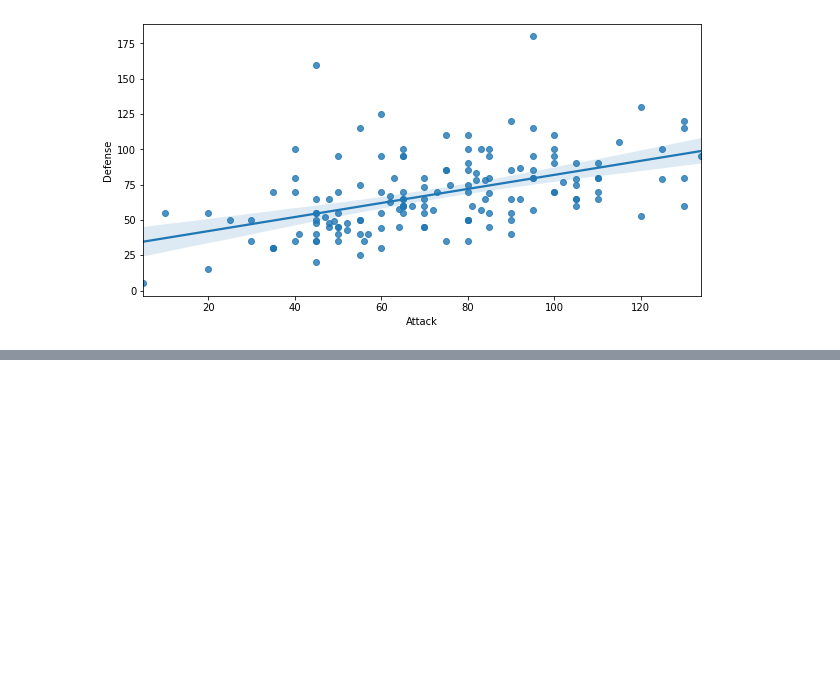
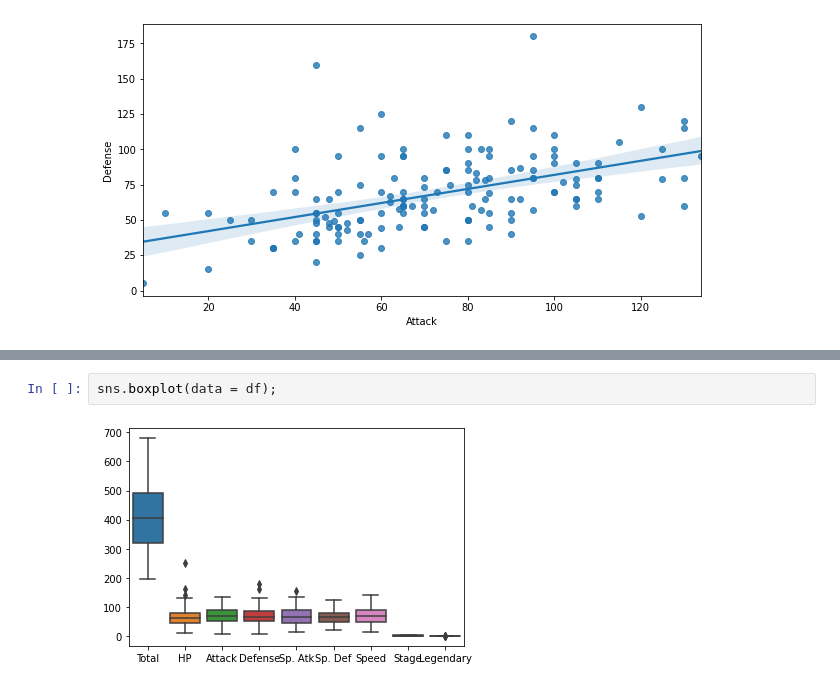
Before and after one commit to gargharshal/Learning-Notebooks, a Jupyter notebook: Seaborn/Seaborn-revision.ipynb, the cells around one changed output, grey strips where cells are left out. Saved outputs shown, nothing was run; the diff lists cells and outputs as text; blank space fills up the shorter version.

```diff
--- a/Seaborn/Seaborn-revision.ipynb
+++ b/Seaborn/Seaborn-revision.ipynb
@@ -73,0 +82,4 @@ sns.lmplot(x = 'Attack', y = 'Defense', data = df,
+# %%
+sns.boxplot(data = df);
+# %% [output]
+[figure, added]
```
Also changed, not shown: parts of 5 cells of this notebook.
